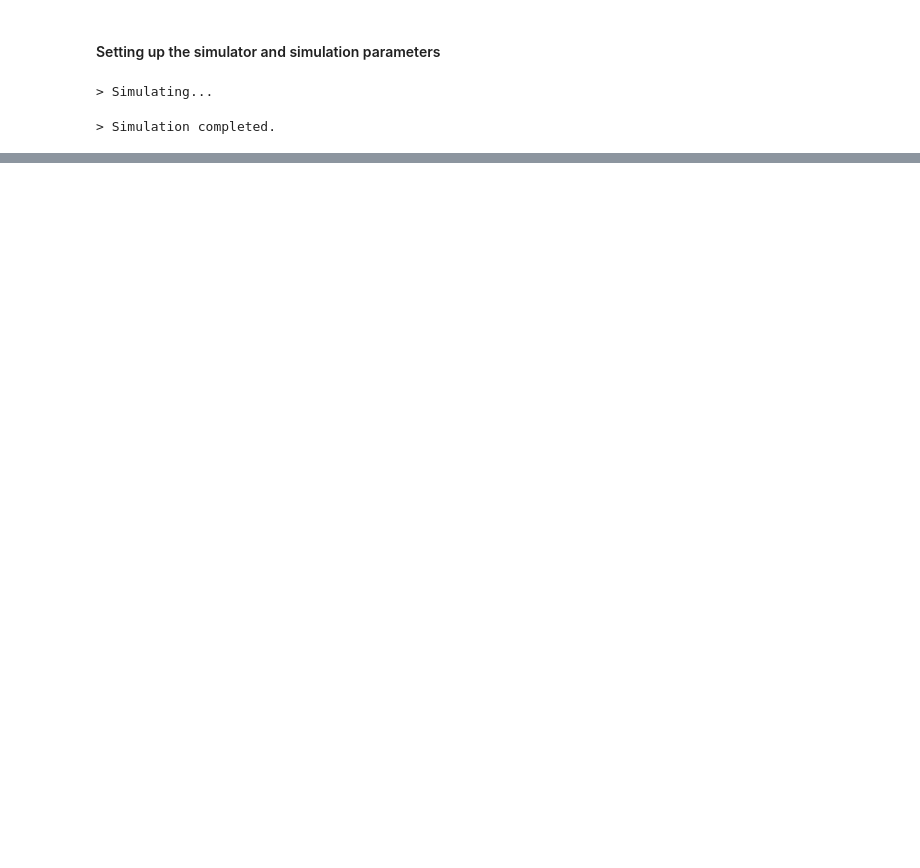
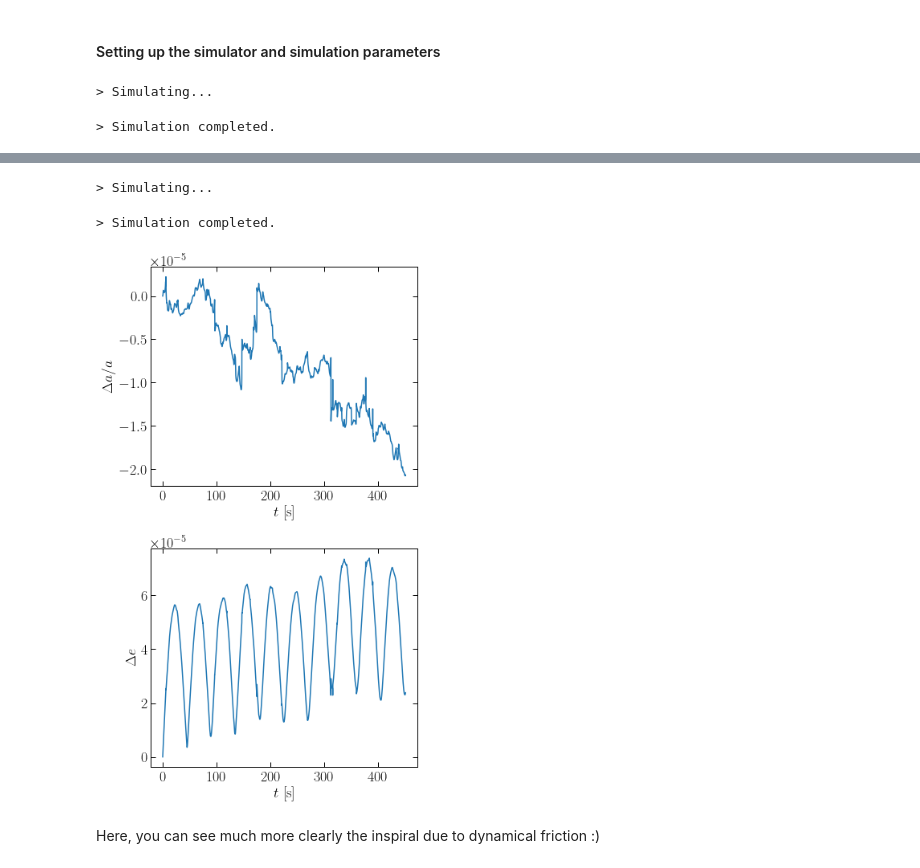
Before and after one commit to bradkav/NbodyIMRI, a Jupyter notebook: examples/Examples_Dressed_Binary.ipynb, the cells around one changed output, grey strips where cells are left out. Drawn from its saved outputs; the diff is of its cells as text; code cells hidden in the pictures; blank space fills up the shorter version.

```diff
--- a/examples/Examples_Dressed_Binary.ipynb
+++ b/examples/Examples_Dressed_Binary.ipynb
@@ -70,0 +102,17 @@ Here, we can see changes in the energy of the binary (or equivalently the semi-m
+# %%
+T_orb = p_binary.T_orb()
+N_step_per_orb = 1000
+N_orb = 10
+
+t_end = T_orb*N_orb
+dt    = T_orb/N_step_per_orb
+
+sim = simulator.simulator(p_binary, r_soft_sq = (3e-12*u.pc)**2)
+sim.run_simulation(dt, t_end, show_progress=True)
+sim.plot_orbital_elements();
+# %% [output]
+> Simulating...
+> Simulation completed.
+[figure, added]
+# %% [markdown]
+Here, you can see much more clearly the inspiral due to dynamical friction :)
```
Also changed, not shown: parts of 11 cells of this notebook, 7 other files.
